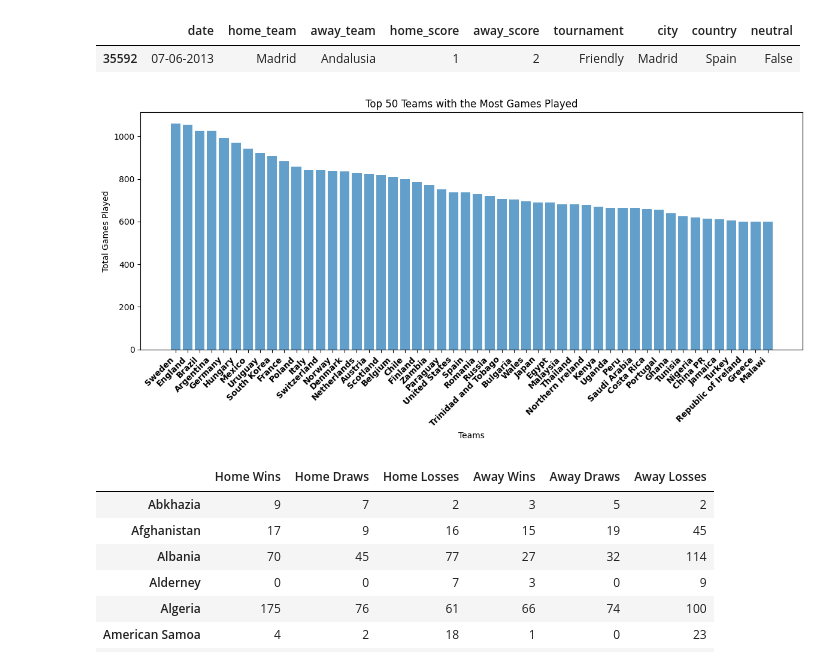
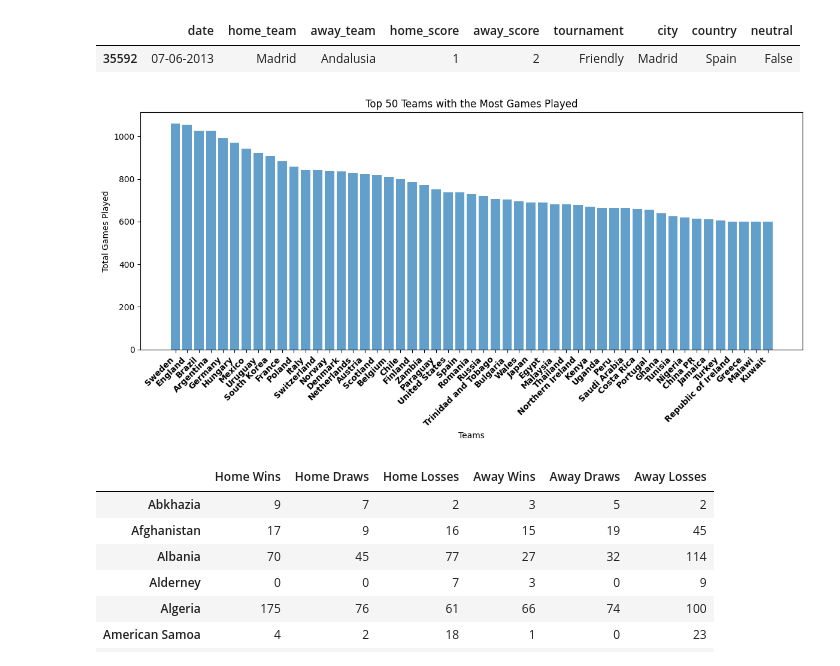
Before and after one commit to RobVMdeO/International-Football, a Jupyter notebook: IntFut.ipynb, the cells around one changed output. Drawn from its saved outputs; the diff is of its cells as text; code cells hidden in the pictures.

```diff
--- a/IntFut.ipynb
+++ b/IntFut.ipynb
@@ -228,25 +222,25 @@ madrid_matches
 | 35592 | 07-06-2013 | Madrid | Andalusia | 1 | 2 | Friendly | Madrid | Spain | False |
 # %%
 # Get the top 50 teams with the most games played
-top_50_teams = total_games_played.nlargest(50, 'Total')
+top_50_teams = total_games_played.nlargest(50, 'Total', keep='all')
 
-# Create a bar plot to visualize the total games played for the top 50 teams
+# Create a bar plot to visualize the total games played
 fig, ax = plt.subplots(figsize=(12, 6))
 ax.bar(top_50_teams.index, top_50_teams['Total'], alpha=0.7)
 
 # Rotate the labels on the x-axis for better readability
 plt.xticks(rotation=45, ha='right', fontweight='bold')
 
 # Add labels and title
 plt.xlabel('Teams')
 plt.ylabel('Total Games Played')
 plt.title('Top 50 Teams with the Most Games Played')
 
 # Show the plot
 plt.tight_layout()
 plt.show()
 # %% [output]
-[figure, old version]
+[figure, new version]
 # %%
 # Calculate the number of home wins, draws, and losses for each team
 home_wins_counts = results_df.apply(lambda row: 1 if row['home_score'] > row['away_score'] else 0, axis=1).groupby(results_df['home_team']).sum()
```
Also changed, not shown: parts of 15 cells of this notebook.
